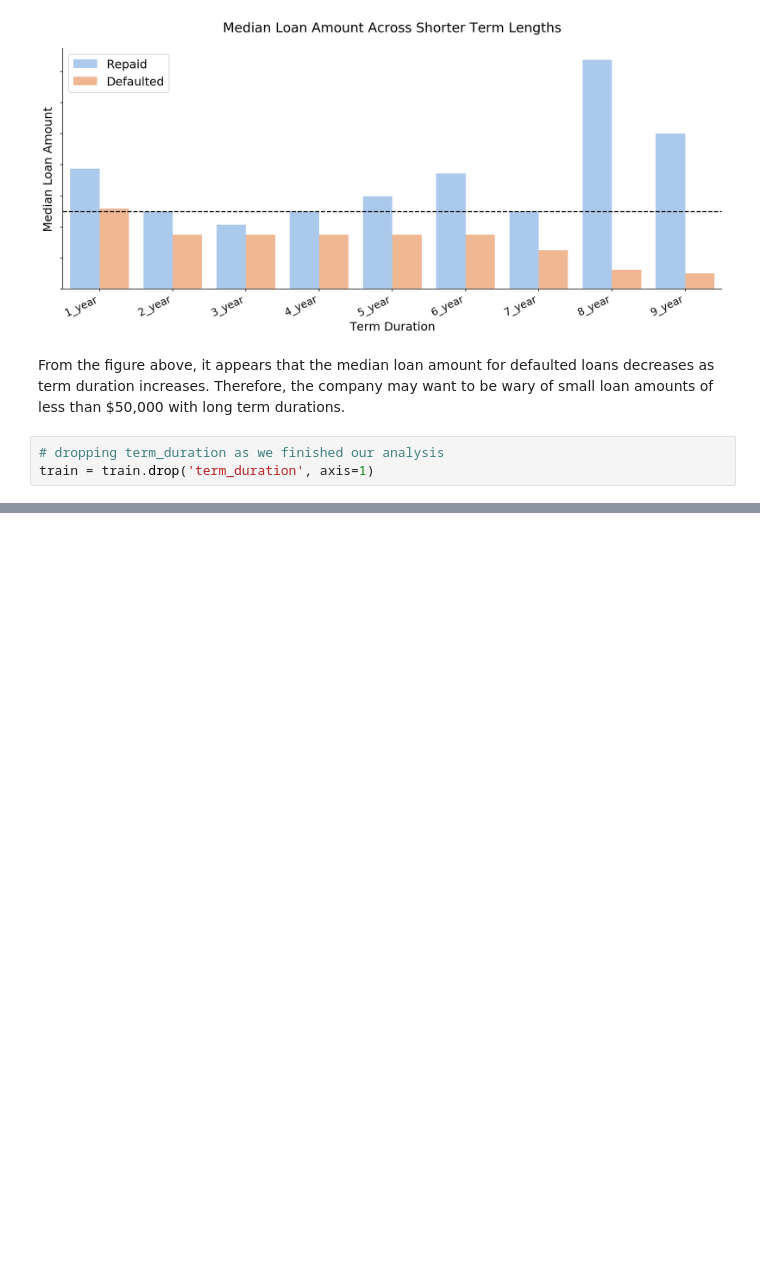
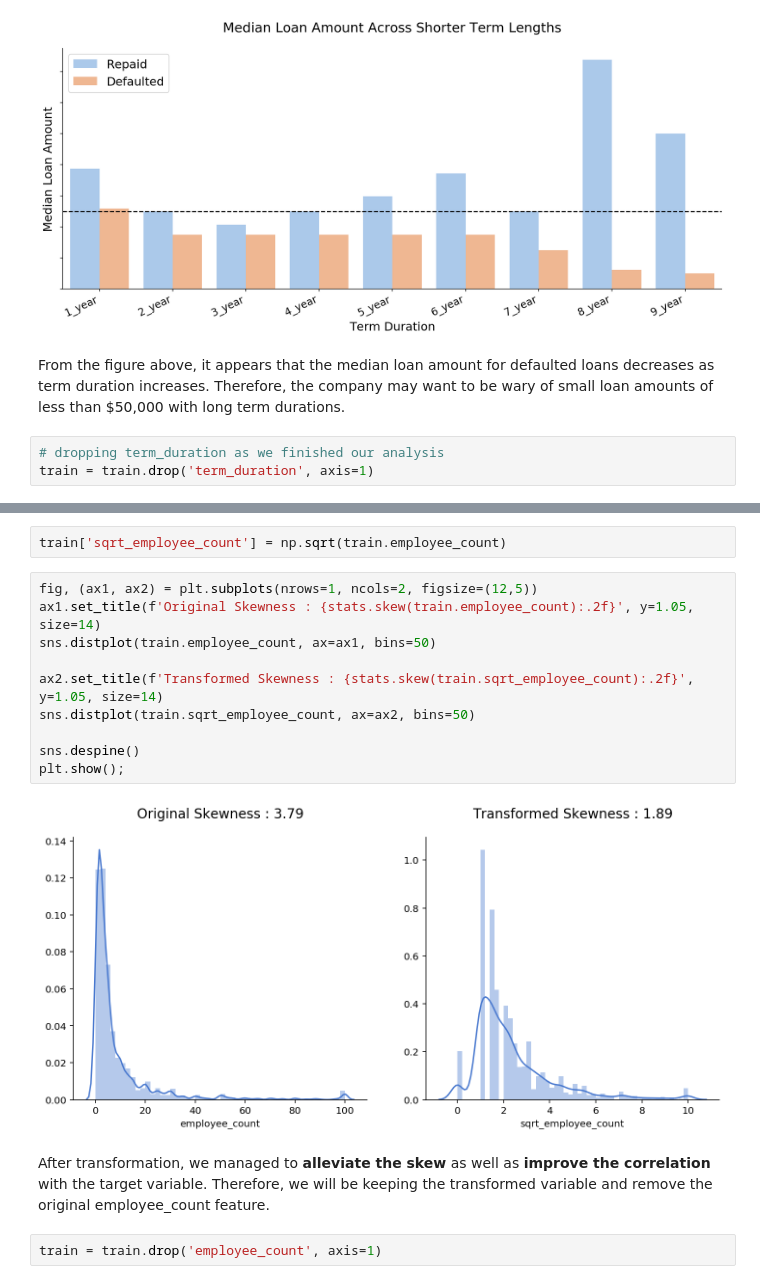
Before and after one commit to Joshuayeo95/Loan-Defaults, a Jupyter notebook: eda.ipynb, the cells around one changed output, grey strips where cells are left out. Saved outputs shown, nothing was run; the diff lists cells and outputs as text; blank space fills up the shorter version.

```diff
--- a/eda.ipynb
+++ b/eda.ipynb
@@ -319,0 +386,18 @@ train = train.drop('term_duration', axis=1)
+# %%
+train['sqrt_employee_count'] = np.sqrt(train.employee_count)
+# %%
+fig, (ax1, ax2) = plt.subplots(nrows=1, ncols=2, figsize=(12,5))
+ax1.set_title(f'Original Skewness : {stats.skew(train.employee_count):.2f}', y=1.05, size=14)
+sns.distplot(train.employee_count, ax=ax1, bins=50)
+
+ax2.set_title(f'Transformed Skewness : {stats.skew(train.sqrt_employee_count):.2f}', y=1.05, size=14)
+sns.distplot(train.sqrt_employee_count, ax=ax2, bins=50)
+
+sns.despine()
+plt.show();
+# %% [output]
+[figure, added]
+# %% [markdown]
+After transformation, we managed to __alleviate the skew__ as well as __improve the correlation__ with the target variable. Therefore, we will be keeping the transformed variable and remove the original employee_count feature.
+# %%
+train = train.drop('employee_count', axis=1)
```
Also changed, not shown: parts of 41 cells of this notebook.
